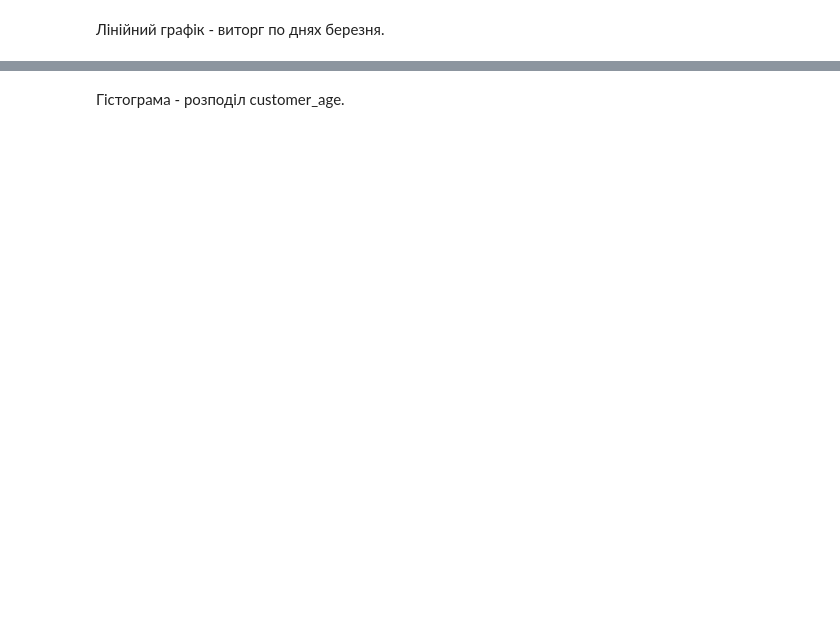
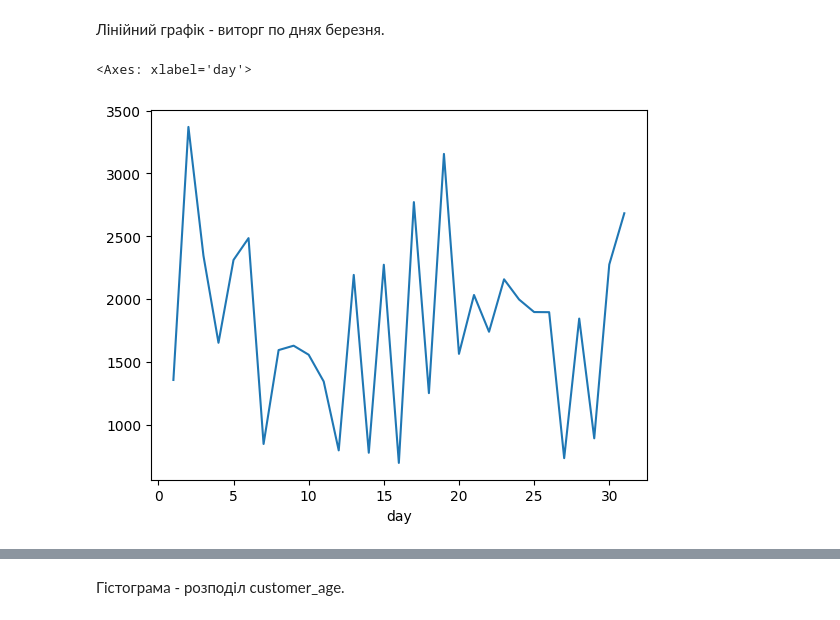
Before and after one commit to zzzer0-wav/myDTA_2026, a Jupyter notebook: projects_analysis/project_sales_analysis.ipynb, the cells around one changed output, grey strips where cells are left out. Drawn from its saved outputs; the diff is of its cells as text; code cells hidden in the pictures; blank space fills up the shorter version.

```diff
--- a/projects_analysis/project_sales_analysis.ipynb
+++ b/projects_analysis/project_sales_analysis.ipynb
@@ -647,2 +656,7 @@ ax.set_title('Розподіл способів оплати')
 # %% [markdown]
 Лінійний графік - виторг по днях березня.
+# %%
+df.groupby('day')['total_uah'].sum().plot(kind='line')
+# %% [output]
+<Axes: xlabel='day'>
+[figure, added]
```
Also changed, not shown: parts of 18 cells of this notebook.
